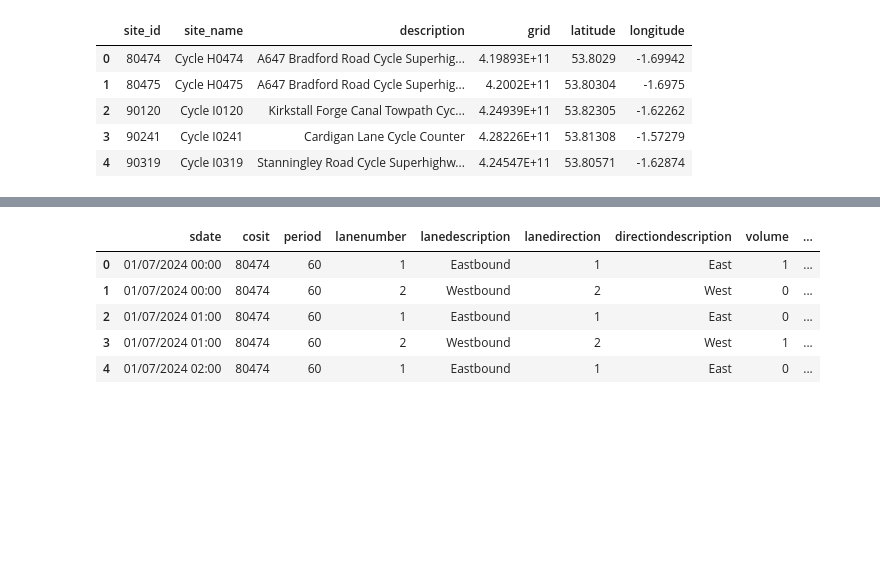
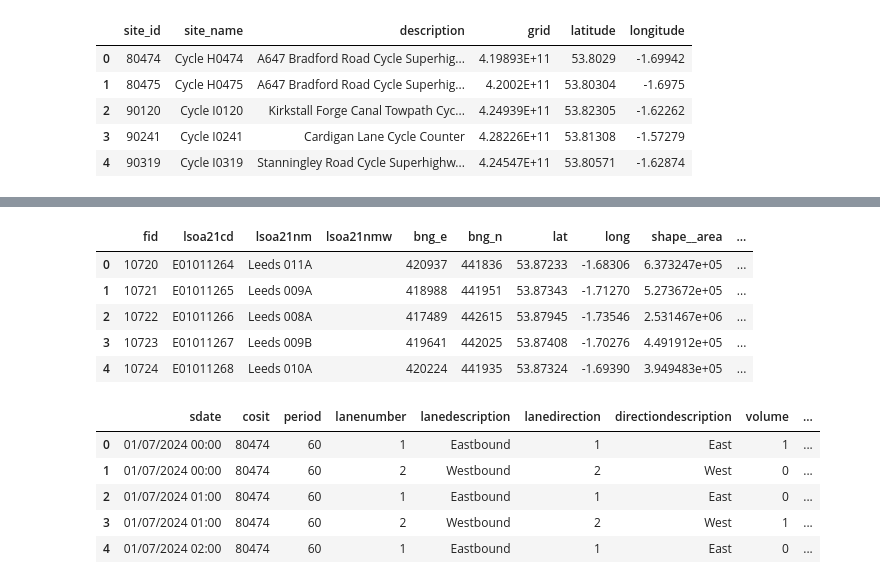
Before and after one commit to shannondill/GEOG5990M, a Jupyter notebook: FirstDraft_GEOG5990M_FinalProject.ipynb, the cells around one changed output, grey strips where cells are left out. Drawn from its saved outputs; the diff is of its cells as text; code cells hidden in the pictures; blank space fills up the shorter version.

Commit message:
Created using Colab. Update data, start visualization process

```diff
--- a/FirstDraft_GEOG5990M_FinalProject.ipynb
+++ b/FirstDraft_GEOG5990M_FinalProject.ipynb
@@ -104,6 +104,19 @@ leeds.head()
 | 2 | 2234 | E02002332 | Leeds 003 | 419730 | 446090 | 53.91061 | -1.70115 | 2.900547e+06 | 10183.996153 | 082ebeee-3ed8-4ca7-9f7a-60ba02edee74 |
 | 3 | 2235 | E02002333 | Leeds 004 | 420298 | 445045 | 53.90119 | -1.69257 | 8.971210e+06 | 16211.665063 | 3b60578b-38ee-48a9-8c75-fd2a8a61be02 |
 | 4 | 2236 | E02002334 | Leeds 005 | 441960 | 443308 | 53.88429 | -1.36315 | 2.540711e+07 | 30282.009909 | af7cd689-c855-4394-8201-72af0b4be171 |
+# %%
+# upload files
+# Leeds LSOA Boundary data
+lsoa_leeds = gpd.read_file('LSOA_LEEDS.xlsx')
+lsoa_leeds.columns = lsoa_leeds.columns.str.lower()
+lsoa_leeds.head()
+# %% [output]
+|  | fid | lsoa21cd | lsoa21nm | lsoa21nmw | bng_e | bng_n | lat | long | shape__area | ... |
+| 0 | 10720 | E01011264 | Leeds 011A |  | 420937 | 441836 | 53.87233 | -1.68306 | 6.373247e+05 | ... |
+| 1 | 10721 | E01011265 | Leeds 009A |  | 418988 | 441951 | 53.87343 | -1.71270 | 5.273672e+05 | ... |
+| 2 | 10722 | E01011266 | Leeds 008A |  | 417489 | 442615 | 53.87945 | -1.73546 | 2.531467e+06 | ... |
+| 3 | 10723 | E01011267 | Leeds 009B |  | 419641 | 442025 | 53.87408 | -1.70276 | 4.491912e+05 | ... |
+| 4 | 10724 | E01011268 | Leeds 010A |  | 420224 | 441935 | 53.87324 | -1.69390 | 3.949483e+05 | ... |
 # %%
 # table join LEFT
 # cyclejuly24 --> cyclesites
```
Also changed, not shown: parts of 2 cells of this notebook.
